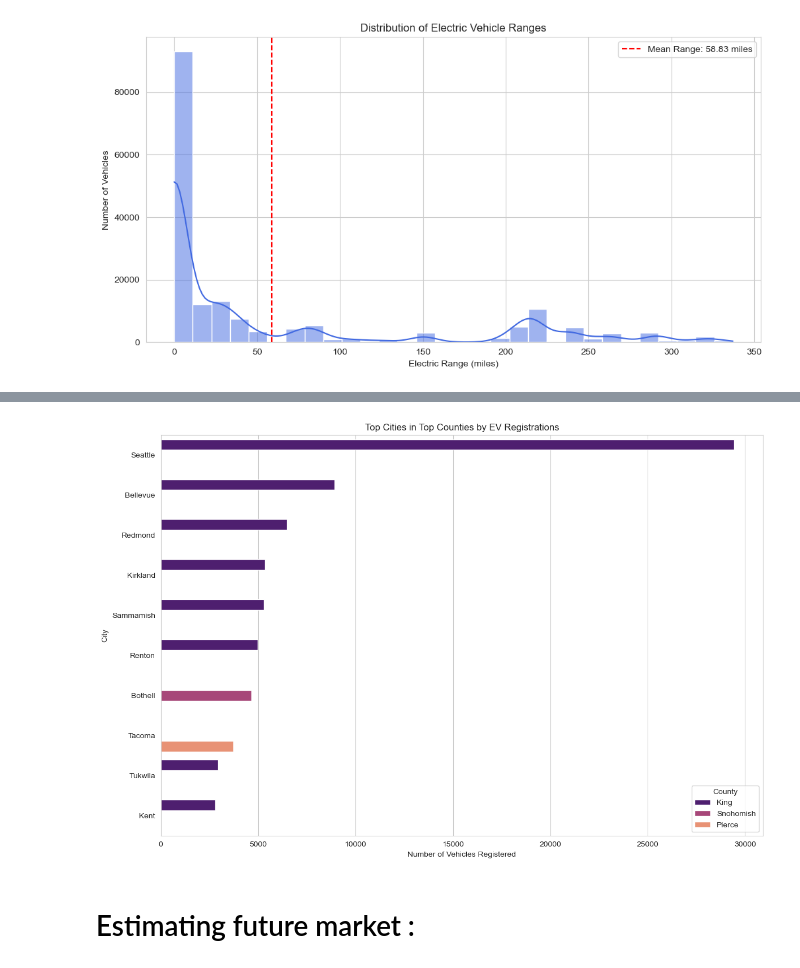
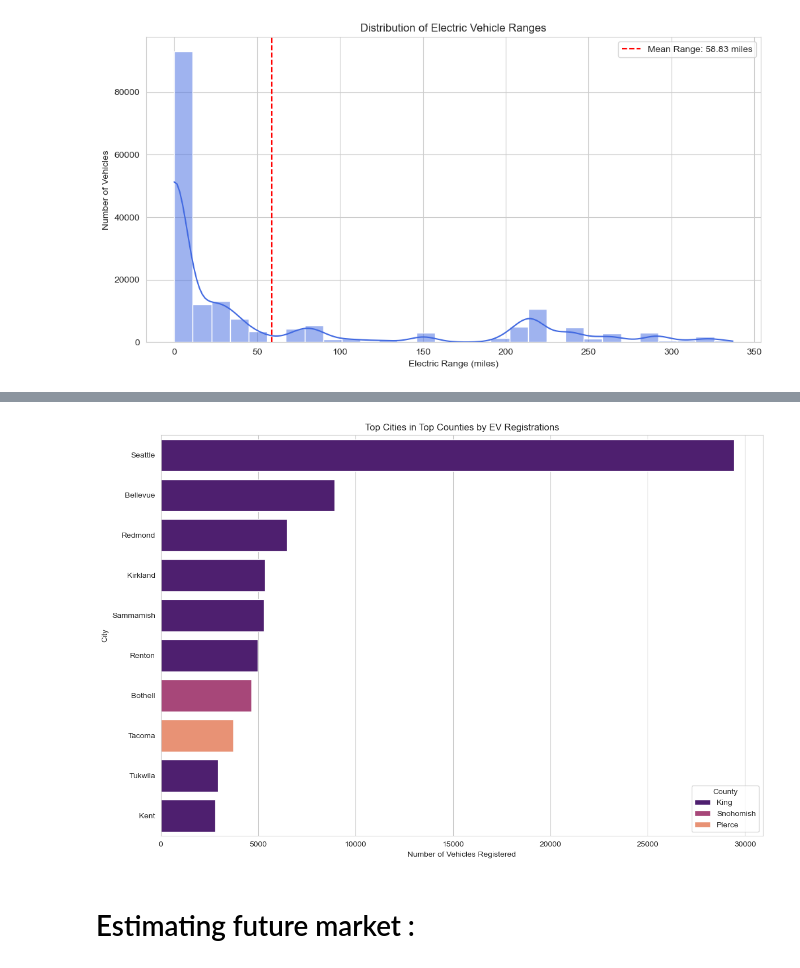
Before and after one commit to Praneeth-Avasarala/Data-Analysis, a Jupyter notebook: EV Market Data Analysis.ipynb, the cells around one changed output, grey strips where cells are left out. Saved outputs shown, nothing was run; the diff lists cells and outputs as text; code cells hidden in the pictures.

```diff
--- a/EV Market Data Analysis.ipynb
+++ b/EV Market Data Analysis.ipynb
@@ -433,26 +416,26 @@ plt.show()
 # %%
 # geographical distribution at county level
 ev_county_distribution = ev_data_new['County'].value_counts()
 top_counties = ev_county_distribution.head(3).index
 
 # filtering the dataset for these top counties
 top_counties_data = ev_data_new[ev_data_new['County'].isin(top_counties)]
 
 # axnalyzing the distribution of EVs within the cities of these top counties
 ev_city_distribution_top_counties = top_counties_data.groupby(['County', 'City']).size().sort_values(ascending=False).reset_index(name='Number of Vehicles')
 
 # visualize the top 10 cities across these counties
 top_cities = ev_city_distribution_top_counties.head(10)
 
 plt.figure(figsize=(12, 8))
-sns.barplot(x='Number of Vehicles', y='City', hue='County', data=top_cities, palette="magma")
+sns.barplot(x='Number of Vehicles', y='City', hue='County', data=top_cities, palette="magma",dodge=False)
 plt.title('Top Cities in Top Counties by EV Registrations')
 plt.xlabel('Number of Vehicles Registered')
 plt.ylabel('City')
 plt.legend(title='County',loc='lower right')
 plt.tight_layout()
 plt.show()
 # %% [output]
-[figure, old version]
+[figure, new version]
 # %% [markdown]
 # Estimating future market :
```
Also changed, not shown: parts of 7 cells of this notebook.
